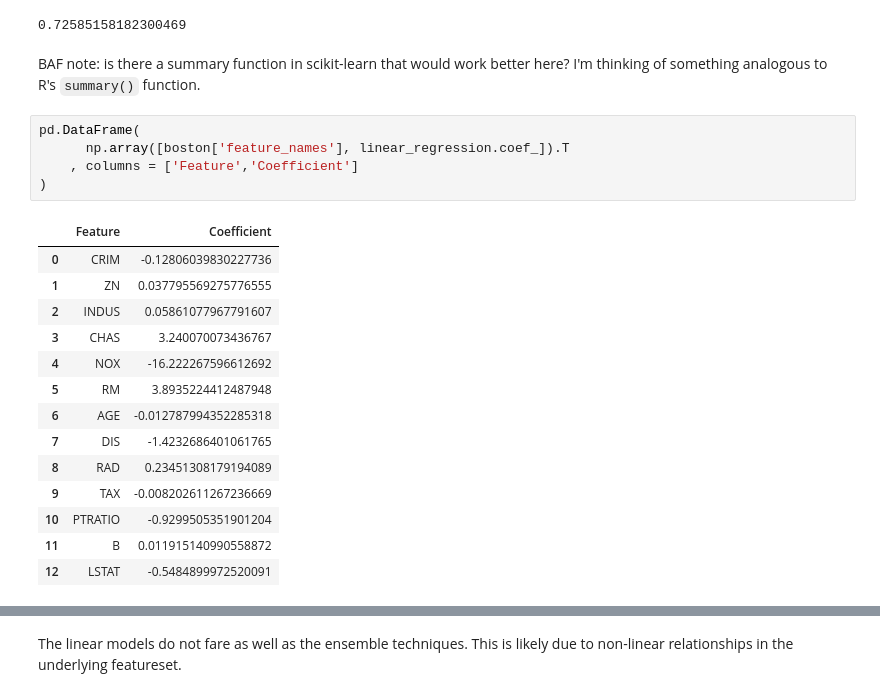
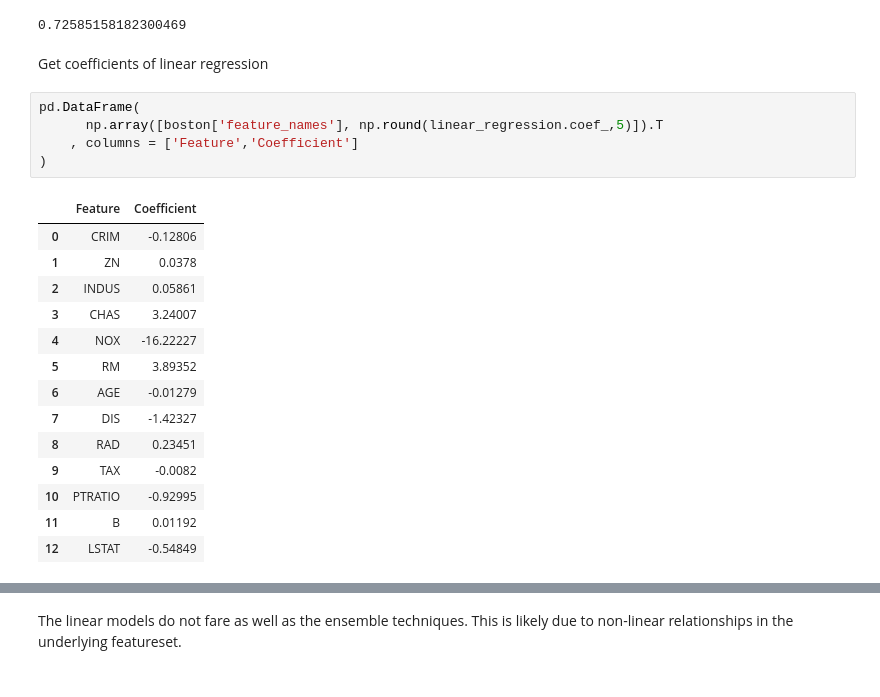
Before and after one commit to PirateGrunt/python4actuaries, a Jupyter notebook: sklearn-intro.ipynb, the cells around one changed output, grey strips where cells are left out. Cells and saved outputs as stored; diff of their text form.

```diff
--- a/sklearn-intro.ipynb
+++ b/sklearn-intro.ipynb
@@ -63,25 +74,25 @@ Model R_Square on the holdout:
 linear_regression.score(X_test, y_test)
 # %% [output]
 0.72585158182300469
-# %% [markdown]
-BAF note: is there a summary function in scikit-learn that would work better here? I'm thinking of something analogous to R's `summary()` function.
+# %% [markdown]
+Get coefficients of linear regression
 # %%
 pd.DataFrame(
-      np.array([boston['feature_names'], linear_regression.coef_]).T
+      np.array([boston['feature_names'], np.round(linear_regression.coef_,5)]).T
     , columns = ['Feature','Coefficient']
 )
 # %% [output]
 |  | Feature | Coefficient |
-| 0 | CRIM | -0.12806039830227736 |
-| 1 | ZN | 0.037795569275776555 |
-| 2 | INDUS | 0.05861077967791607 |
-| 3 | CHAS | 3.240070073436767 |
-| 4 | NOX | -16.222267596612692 |
-| 5 | RM | 3.8935224412487948 |
-| 6 | AGE | -0.012787994352285318 |
-| 7 | DIS | -1.4232686401061765 |
-| 8 | RAD | 0.23451308179194089 |
-| 9 | TAX | -0.008202611267236669 |
-| 10 | PTRATIO | -0.9299505351901204 |
-| 11 | B | 0.011915140990558872 |
-| 12 | LSTAT | -0.5484899972520091 |
+| 0 | CRIM | -0.12806 |
+| 1 | ZN | 0.0378 |
+| 2 | INDUS | 0.05861 |
+| 3 | CHAS | 3.24007 |
+| 4 | NOX | -16.22227 |
+| 5 | RM | 3.89352 |
+| 6 | AGE | -0.01279 |
+| 7 | DIS | -1.42327 |
+| 8 | RAD | 0.23451 |
+| 9 | TAX | -0.0082 |
+| 10 | PTRATIO | -0.92995 |
+| 11 | B | 0.01192 |
+| 12 | LSTAT | -0.54849 |
```
Also changed, not shown: parts of 18 cells of this notebook.
